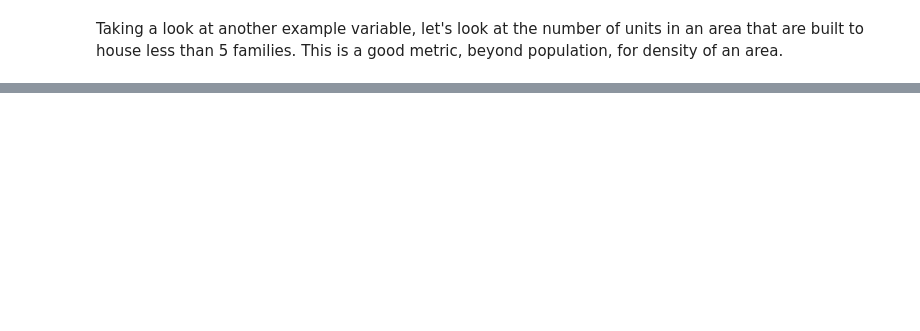
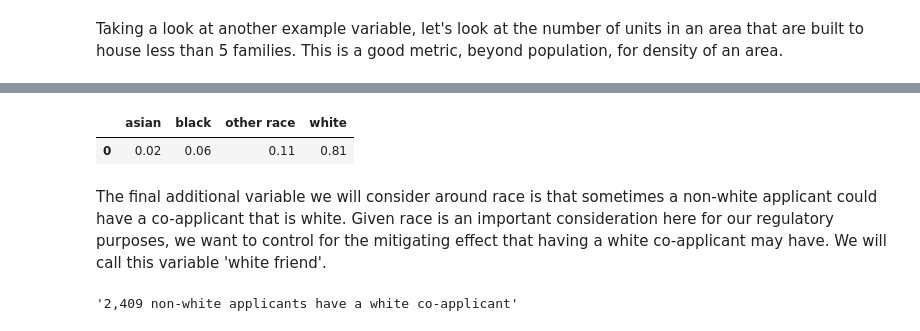
Before and after one commit to ewalsh/hmda, a Jupyter notebook: py_code/HMDA Loan Approval.ipynb, the cells around one changed output, grey strips where cells are left out. Drawn from its saved outputs; the diff is of its cells as text; code cells hidden in the pictures; blank space fills up the shorter version.

```diff
--- a/py_code/HMDA Loan Approval.ipynb
+++ b/py_code/HMDA Loan Approval.ipynb
@@ -326,3 +365,38 @@ ModuleNotFoundError: No module named 'sklearn'
+# %%
+blackApplicant = np.zeros(lar.shape[0])
+ids = (lar['applicant_race_name_1'] == 'Black or African American')
+blackApplicant[ids] = 1
+
+asianApplicant = np.zeros(lar.shape[0])
+ids = (lar['applicant_race_name_1'] == 'Asian')
+asianApplicant[ids] = 1
+
+otherRaceApplicant = np.ones(lar.shape[0])
+ids = (lar['applicant_race_name_1'] == 'White')
+otherRaceApplicant[ids] = 0
+ids = (lar['applicant_race_name_1'] == 'Black or African American')
+otherRaceApplicant[ids] = 0
+ids = (lar['applicant_race_name_1'] == 'Asian')
+otherRaceApplicant[ids] = 0
+
+white_pct = sum(lar['applicant_race_name_1'] == 'White')/lar.shape[0]
+
+pd.DataFrame([{'black': round(sum(blackApplicant)/lar.shape[0],2),
+  'asian': round(sum(asianApplicant)/lar.shape[0], 2),
+  'other race': round(sum(otherRaceApplicant)/lar.shape[0], 2),
+  'white': round(white_pct,2)}])
+# %% [output]
+|  | asian | black | other race | white |
+| 0 | 0.02 | 0.06 | 0.11 | 0.81 |
+# %% [markdown]
+The final additional variable we will consider around race is that sometimes a non-white applicant could have a co-applicant that is white. Given race is an important consideration here for our regulatory purposes, we want to control for the mitigating effect that having a white co-applicant may have. We will call this variable 'white friend'.
+# %%
+white_friend = np.zeros(lar.shape[0])
+ids = (lar['applicant_race_name_1'] != 'White') & (lar['co_applicant_race_name_1'] == 'White')
+white_friend[ids] = 1
+"""{:,.0f} non-white applicants have a white co-applicant""".format(sum(white_friend))
+# %% [output]
+'2,409 non-white applicants have a white co-applicant'
 # %%
 income_data = pd.DataFrame({'loan_amount': pd.to_numeric(lar['loan_amount_000s']), \
                             'income': pd.to_numeric(lar['applicant_income_000s'])})
```
Also changed, not shown: parts of 18 cells of this notebook, 2 other files.
